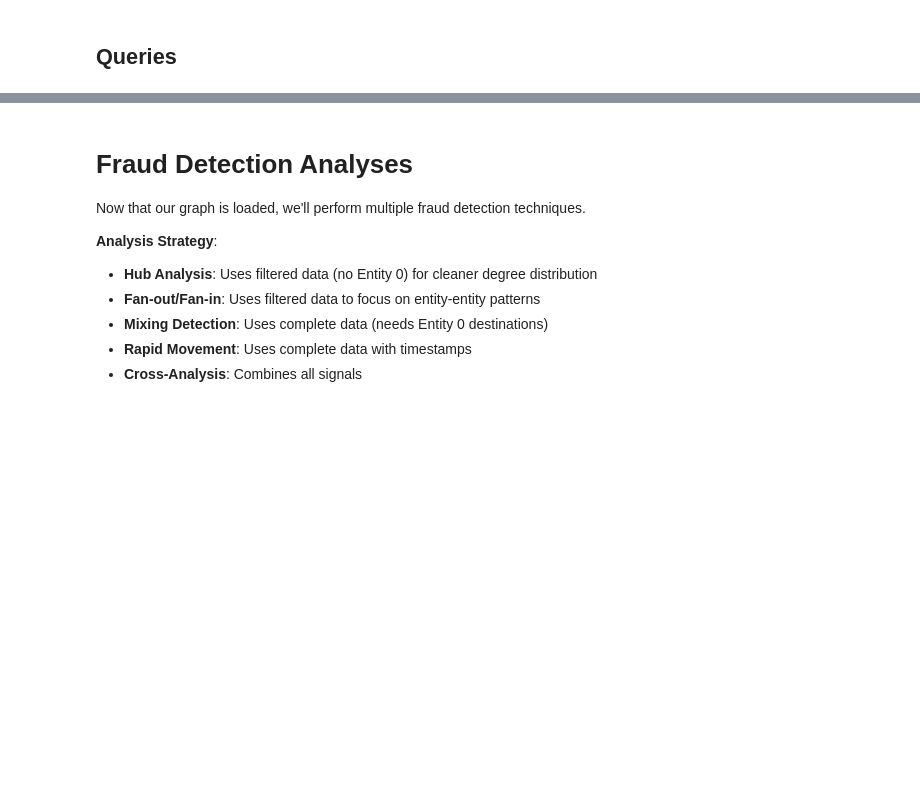
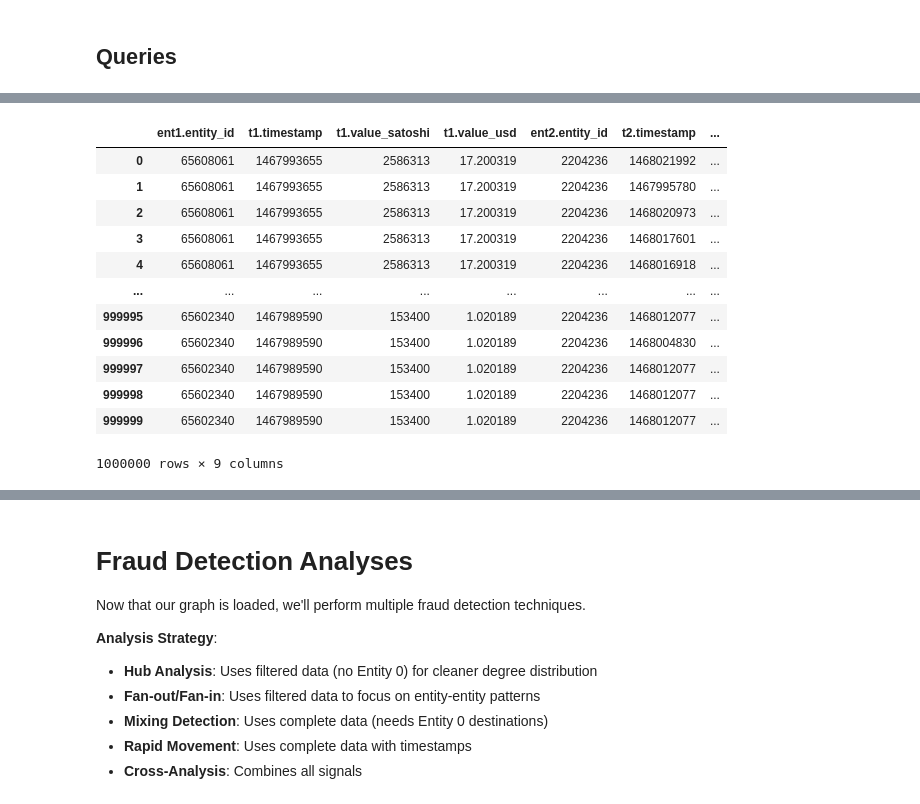
Before and after one commit to turing-db/turingdb-examples, a Jupyter notebook: examples/notebooks/public_version/crypto_orbitaal_fraud_detection.ipynb, the cells around one changed output, grey strips where cells are left out. Saved outputs shown, nothing was run; the diff lists cells and outputs as text; code cells hidden in the pictures; blank space fills up the shorter version.

```diff
--- a/examples/notebooks/public_version/crypto_orbitaal_fraud_detection.ipynb
+++ b/examples/notebooks/public_version/crypto_orbitaal_fraud_detection.ipynb
@@ -1128,0 +950,33 @@ Wall time: 10.3 ms
+# %%
+%%time
+
+# Find 2-hop paths
+command = """
+MATCH (ent1:Entity)-[t1:TRANSACTION]->(ent2:Entity)-[t2:TRANSACTION]->(ent3:Entity)
+WHERE t2.value_satoshi >= t1.value_satoshi
+AND t2.timestamp >= t1.timestamp
+RETURN ent1.entity_id, t1.timestamp, t1.value_satoshi, t1.value_usd,
+    ent2.entity_id, t2.timestamp, t2.value_satoshi, t2.value_usd,
+    ent3.entity_id
+SKIP 0
+LIMIT 1000000
+"""
+df_2hops_LIMIT_1M = client.query(command)
+if df_2hops_LIMIT_1M.empty:
+    print("No result found")
+else:
+    display(df_2hops_LIMIT_1M)
+# %% [output]
+|  | ent1.entity_id | t1.timestamp | t1.value_satoshi | t1.value_usd | ent2.entity_id | t2.timestamp | ... |
+| 0 | 65608061 | 1467993655 | 2586313 | 17.200319 | 2204236 | 1468021992 | ... |
+| 1 | 65608061 | 1467993655 | 2586313 | 17.200319 | 2204236 | 1467995780 | ... |
+| 2 | 65608061 | 1467993655 | 2586313 | 17.200319 | 2204236 | 1468020973 | ... |
+| 3 | 65608061 | 1467993655 | 2586313 | 17.200319 | 2204236 | 1468017601 | ... |
+| 4 | 65608061 | 1467993655 | 2586313 | 17.200319 | 2204236 | 1468016918 | ... |
+| ... | ... | ... | ... | ... | ... | ... | ... |
+| 999995 | 65602340 | 1467989590 | 153400 | 1.020189 | 2204236 | 1468012077 | ... |
+| 999996 | 65602340 | 1467989590 | 153400 | 1.020189 | 2204236 | 1468004830 | ... |
+| 999997 | 65602340 | 1467989590 | 153400 | 1.020189 | 2204236 | 1468012077 | ... |
+| 999998 | 65602340 | 1467989590 | 153400 | 1.020189 | 2204236 | 1468012077 | ... |
+| 999999 | 65602340 | 1467989590 | 153400 | 1.020189 | 2204236 | 1468012077 | ... |
+1000000 rows × 9 columns
```
Also changed, not shown: parts of 69 cells of this notebook, 12 other files.
